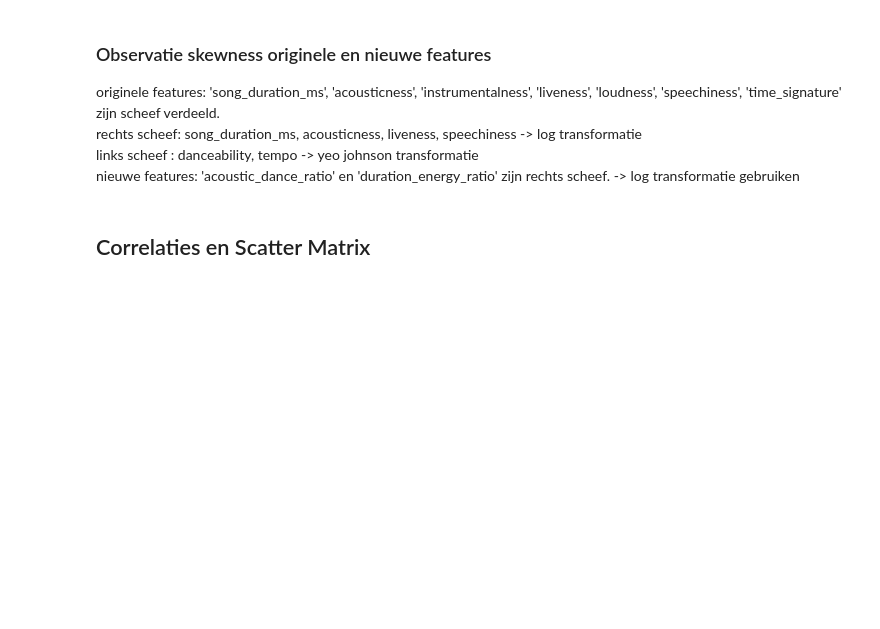
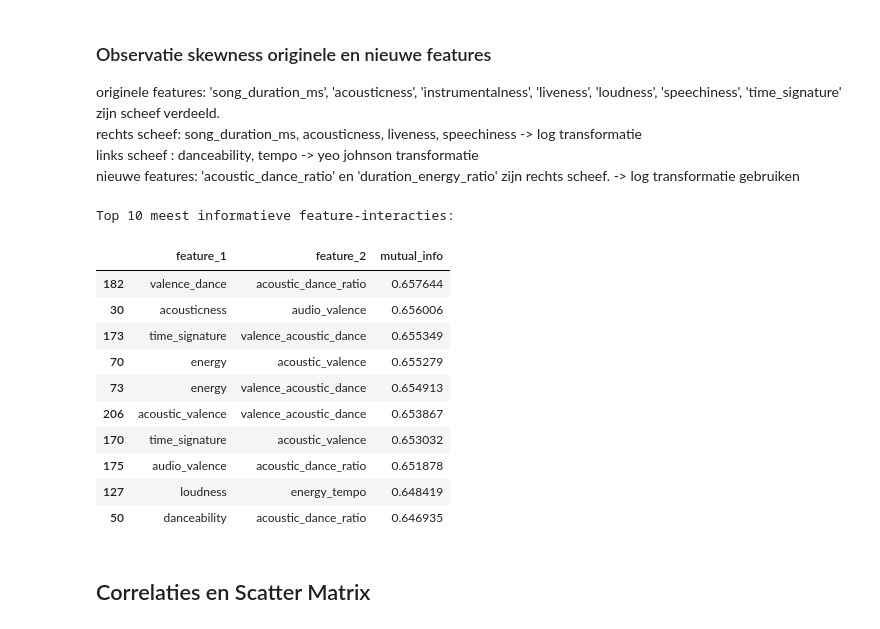
Before and after one commit to OdessaA/DataScience_SongPrediction, a Jupyter notebook: Data Exploratie.ipynb, the cells around one changed output. Cells and saved outputs as stored; diff of their text form; code cells hidden in the pictures; blank space fills up the shorter version.

```diff
--- a/Data Exploratie.ipynb
+++ b/Data Exploratie.ipynb
@@ -249,6 +358,44 @@ rechts scheef: song_duration_ms, acousticness, liveness, speechiness -> log tran
 links scheef : danceability, tempo -> yeo johnson transformatie
 <br>
 nieuwe features: 'acoustic_dance_ratio' en 'duration_energy_ratio' zijn rechts scheef. -> log transformatie gebruiken
+# %%
+from itertools import combinations
+from sklearn.feature_selection import mutual_info_regression
+import numpy as np
+import pandas as pd
+
+# Alleen numerieke features gebruiken
+X_num = df_num.select_dtypes(include=[np.number]).drop(columns=['song_popularity'], errors='ignore').copy()
+y = df['song_popularity']
+
+# Alle paren van features
+pairs = list(combinations(X_num.columns, 2))
+scores = []
+
+for f1, f2 in pairs:
+    combo = X_num[f1] * X_num[f2]  # interactie als product
+    mi = mutual_info_regression(combo.values.reshape(-1, 1), y, random_state=42)[0]
+    scores.append((f1, f2, mi))
+
+# Sorteren op mutual information
+mi_df = pd.DataFrame(scores, columns=['feature_1', 'feature_2', 'mutual_info'])
+mi_df = mi_df.sort_values('mutual_info', ascending=False)
+
+print("Top 10 meest informatieve feature-interacties:\n")
+display(mi_df.head(10))
+# %% [output]
+Top 10 meest informatieve feature-interacties:
+|  | feature_1 | feature_2 | mutual_info |
+| 182 | valence_dance | acoustic_dance_ratio | 0.657644 |
+| 30 | acousticness | audio_valence | 0.656006 |
+| 173 | time_signature | valence_acoustic_dance | 0.655349 |
+| 70 | energy | acoustic_valence | 0.655279 |
+| 73 | energy | valence_acoustic_dance | 0.654913 |
+| 206 | acoustic_valence | valence_acoustic_dance | 0.653867 |
+| 170 | time_signature | acoustic_valence | 0.653032 |
+| 175 | audio_valence | acoustic_dance_ratio | 0.651878 |
+| 127 | loudness | energy_tempo | 0.648419 |
+| 50 | danceability | acoustic_dance_ratio | 0.646935 |
 # %%
 cat_cols = ['key', 'audio_mode', 'time_signature']
 num_cols = df_num.drop(columns=cat_cols).columns
```
Also changed, not shown: parts of 36 cells of this notebook.
